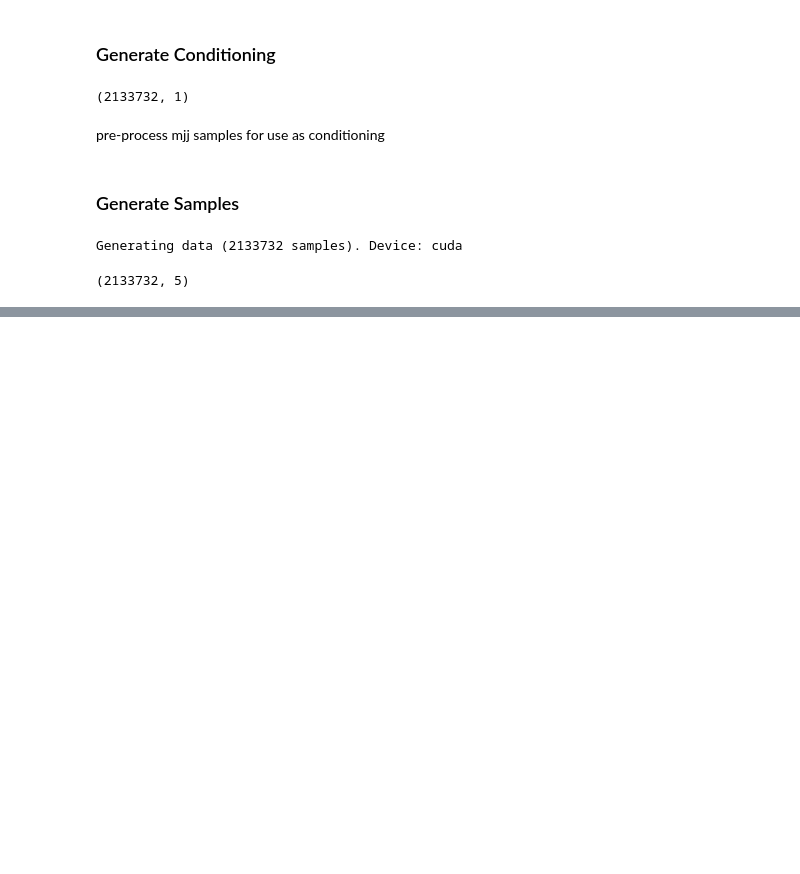
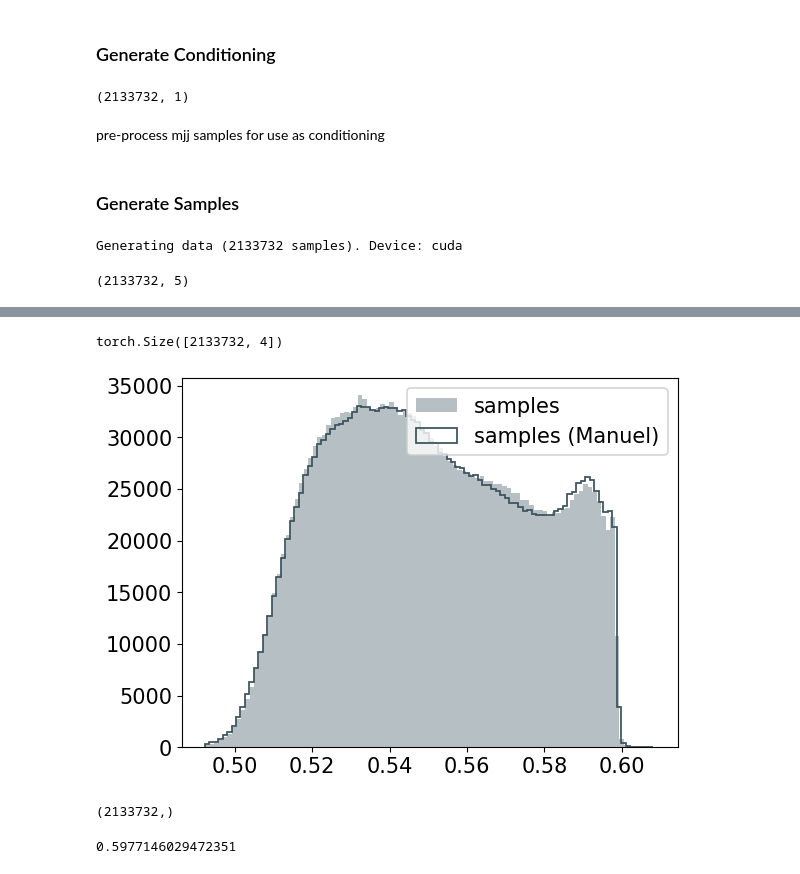
Before and after one commit to ewencedr/particle_fm, a Jupyter notebook: notebooks/40_generative_challenge.ipynb, the cells around one changed output, grey strips where cells are left out. Saved outputs shown, nothing was run; the diff lists cells and outputs as text; code cells hidden in the pictures; blank space fills up the shorter version.

Commit message:
add classifier evaluation

```diff
--- a/notebooks/40_generative_challenge.ipynb
+++ b/notebooks/40_generative_challenge.ipynb
@@ -293,0 +344,5 @@ for i in range(5):
+# %%
+datamodule_classifier = hydra.utils.instantiate(cfg_classifier.data)
+model_classifier = hydra.utils.instantiate(cfg_classifier.model)
+
+datamodule_classifier.setup()
@@ -293,0 +358,33 @@ for i in range(5):
+# %%
+ckpt_classifier = join(folder_classifier, "checkpoints", "last.ckpt")
+model_classifier = model_classifier.load_from_checkpoint(ckpt_classifier)
+# %%
+samples_preprocessed = normalize_tensor(torch.clone(torch.Tensor(samples[:,1:])), datamodule_classifier.means, datamodule_classifier.stds)
+samples_preprocessed_comparison = normalize_tensor(torch.clone(torch.Tensor(samples_comparison[:,1:])), datamodule_classifier.means, datamodule_classifier.stds)
+# %%
+print(samples_preprocessed.shape)
+# %% [output]
+torch.Size([2133732, 4])
+# %%
+classifier_preds = model_classifier.classify(torch.Tensor(samples_preprocessed)).detach().numpy()
+classifier_preds_comparison = model_classifier.classify(torch.Tensor(samples_preprocessed_comparison)).detach().numpy()
+# %%
+plt.hist(classifier_preds, bins=100, label="samples")
+plt.hist(classifier_preds_comparison, bins=100, label="samples (Manuel)", histtype="step")
+plt.legend()
+plt.show()
+# %% [output]
+[figure, added]
+# %%
+print(classifier_preds.shape)
+# %% [output]
+(2133732,)
+# %%
+threshhold_value = 99
+anomaly_threshold = np.percentile(classifier_preds, threshhold_value)
+print(anomaly_threshold)
+selected_samples = samples[classifier_preds > anomaly_threshold]
+anomaly_threshold_comparison = np.percentile(classifier_preds_comparison, threshhold_value)
+selected_samples_comparison = samples_comparison[classifier_preds_comparison > anomaly_threshold_comparison]
+# %% [output]
+0.5977146029472351
```
Also changed, not shown: parts of 14 cells of this notebook, 3 other files.
